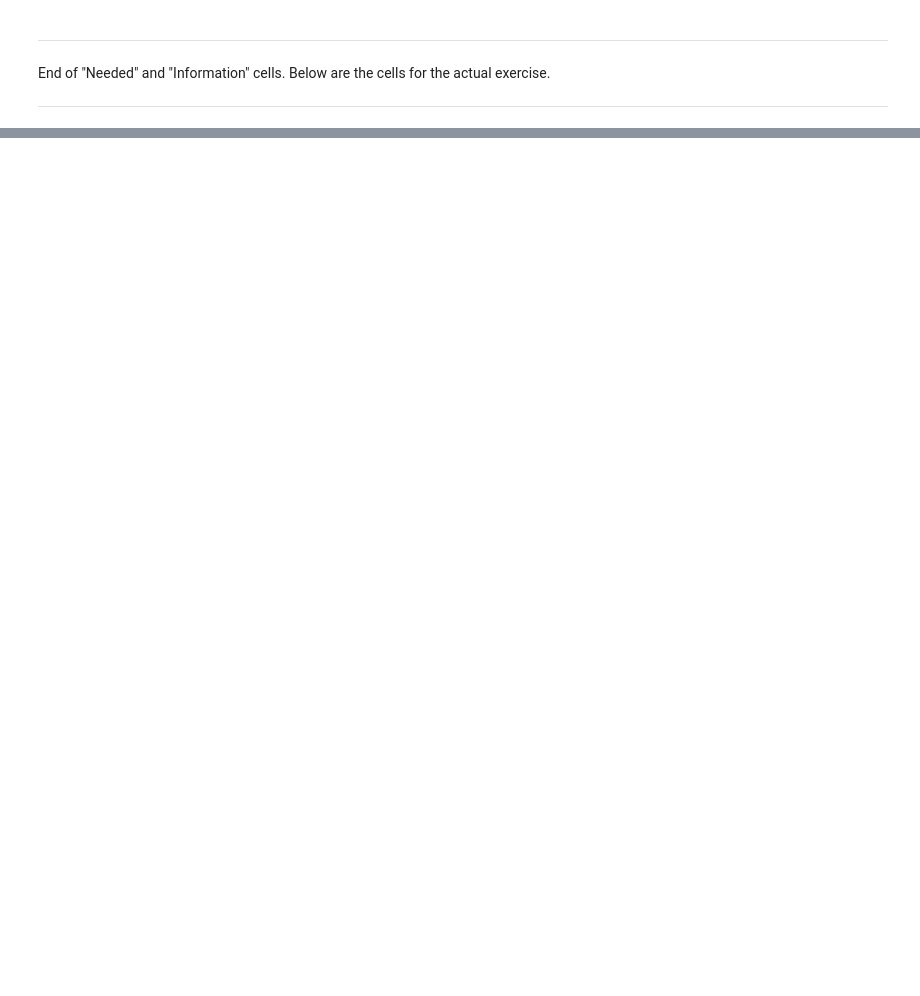
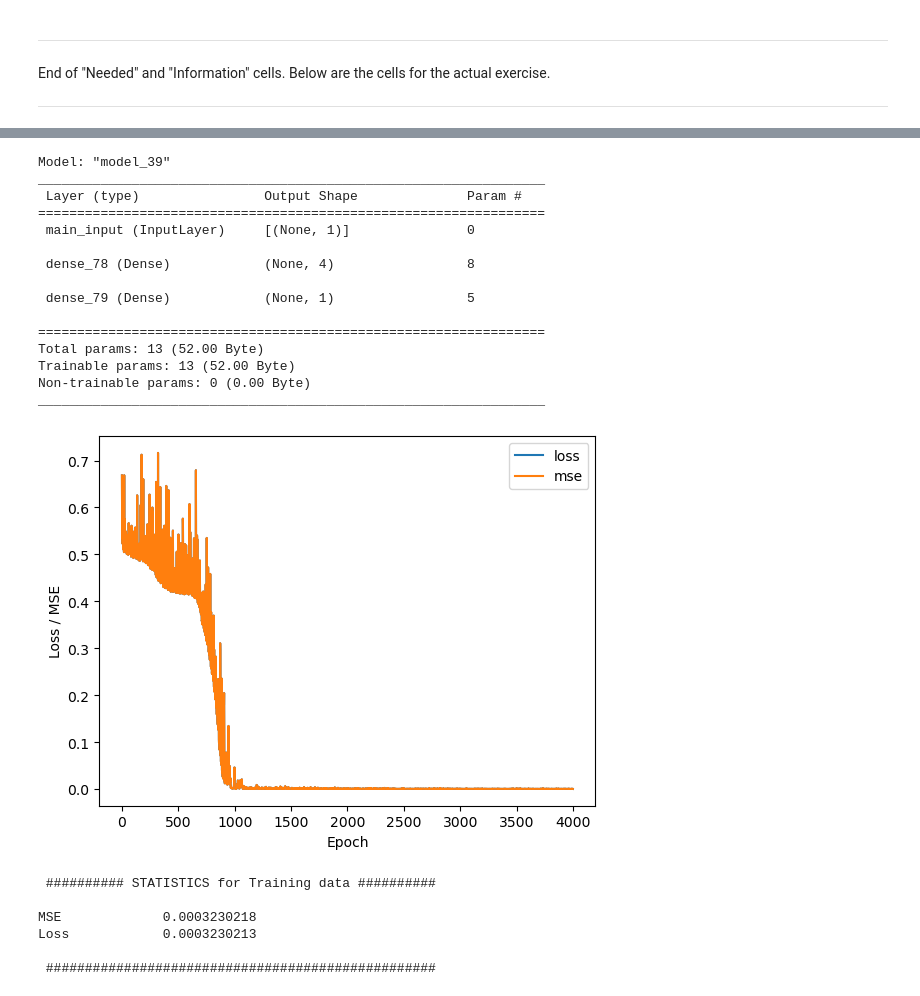
Before and after one commit to fimaha/extq40-labs, a Jupyter notebook: lab1/lab1.ipynb, the cells around one changed output, grey strips where cells are left out. Drawn from its saved outputs; the diff is of its cells as text; code cells hidden in the pictures; blank space fills up the shorter version.

```diff
--- a/lab1/lab1.ipynb
+++ b/lab1/lab1.ipynb
@@ -448,10 +422,10 @@ INPUT1 = {'inp_dim': 1,
          'out_act_fun': 'linear',        # output activation function
          'opt_method': 'SGD',            # minimization method
          'cost_fun': 'mse',              # error function
-         'lr_rate': 0.05                 # learningrate
+         'lr_rate': 0.3                # learningrate
         }
 number_epochs = 4000
-minibatch_size = 50
+minibatch_size = 25
 ####
 
 # Get the model
@@ -463,30 +437,53 @@ model_ex1.summary()
 # Train the model
 estimator_ex1 = model_ex1.fit(x_trn, d_trn,
                               epochs = number_epochs,
                               batch_size = minibatch_size,
                               verbose = 0)
 
 
 # Training history
 plt.figure()
 plt.ylabel('Loss / MSE')
 plt.xlabel('Epoch')
 for k in estimator_ex1.history.keys():
     plt.plot(estimator_ex1.history[k], label = k)
 plt.legend(loc='best')
 plt.show()
 
 # Call the stat_reg to get MSE
 #pred_trn = model_ex1.predict(x_trn, verbose=0).reshape(d_trn.shape)
 stats_reg(x_trn, d_trn, 'Training', model_ex1)
 
 # Plot the result
 d_pred = model_ex1.predict(x_trn, verbose=0)
 plt.figure()
 plt.ylabel('Prediction / Target')
 plt.xlabel('Input')
 plt.scatter(x_trn, d_trn, label='Target')
 plt.scatter(x_trn, d_pred, label='Prediction')
 plt.title('Prediction vs Target')
 plt.legend(loc='best')
 plt.show()
+# %% [output]
+Model: "model_39"
+_________________________________________________________________
+ Layer (type)                Output Shape              Param #
+=================================================================
+ main_input (InputLayer)     [(None, 1)]               0
+
+ dense_78 (Dense)            (None, 4)                 8
+
+ dense_79 (Dense)            (None, 1)                 5
+
+=================================================================
+Total params: 13 (52.00 Byte)
+Trainable params: 13 (52.00 Byte)
+Non-trainable params: 0 (0.00 Byte)
+_________________________________________________________________
+[figure, added]
+ ########## STATISTICS for Training data ##########
+
+MSE             0.0003230218
+Loss            0.0003230213
+
+ ##################################################
```
Also changed, not shown: parts of 18 cells of this notebook.
